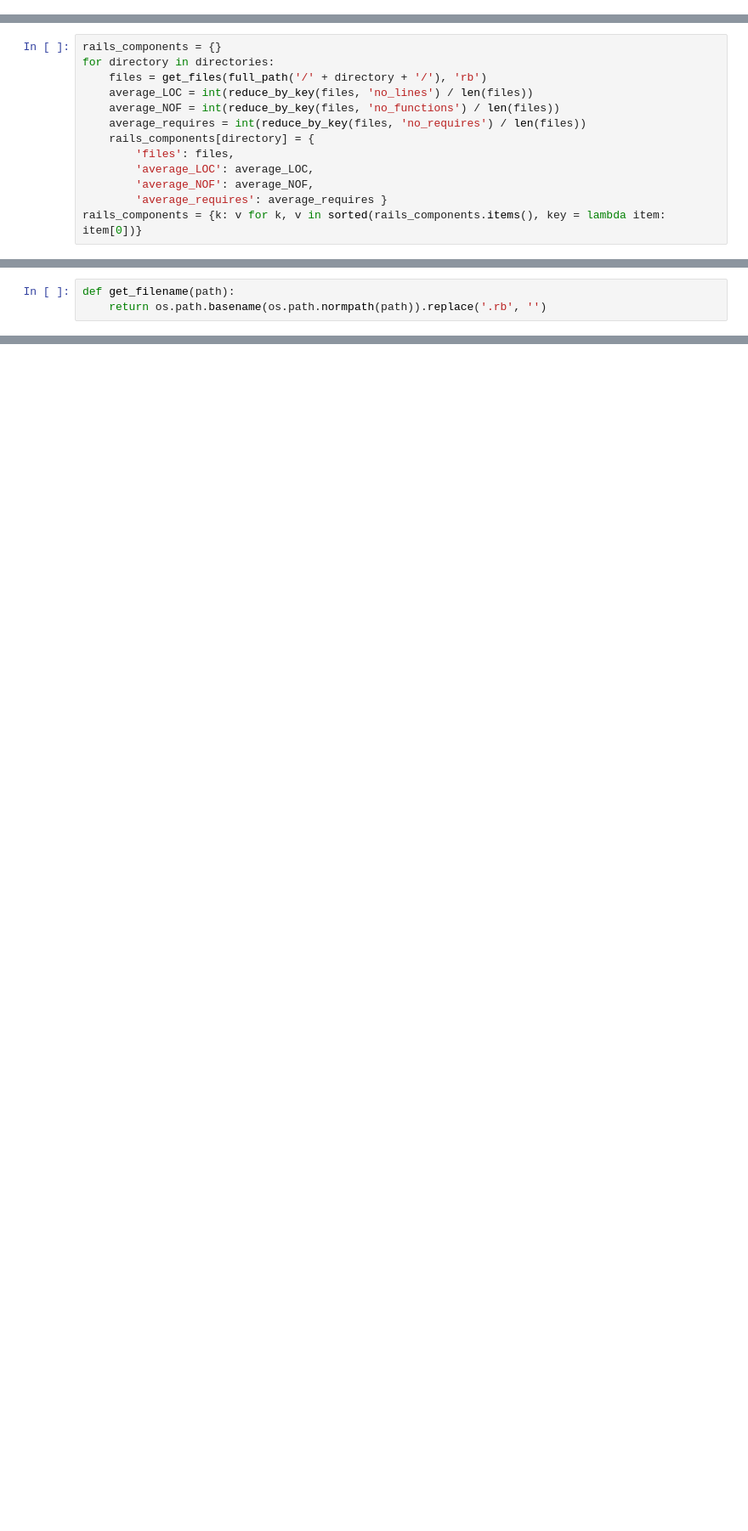
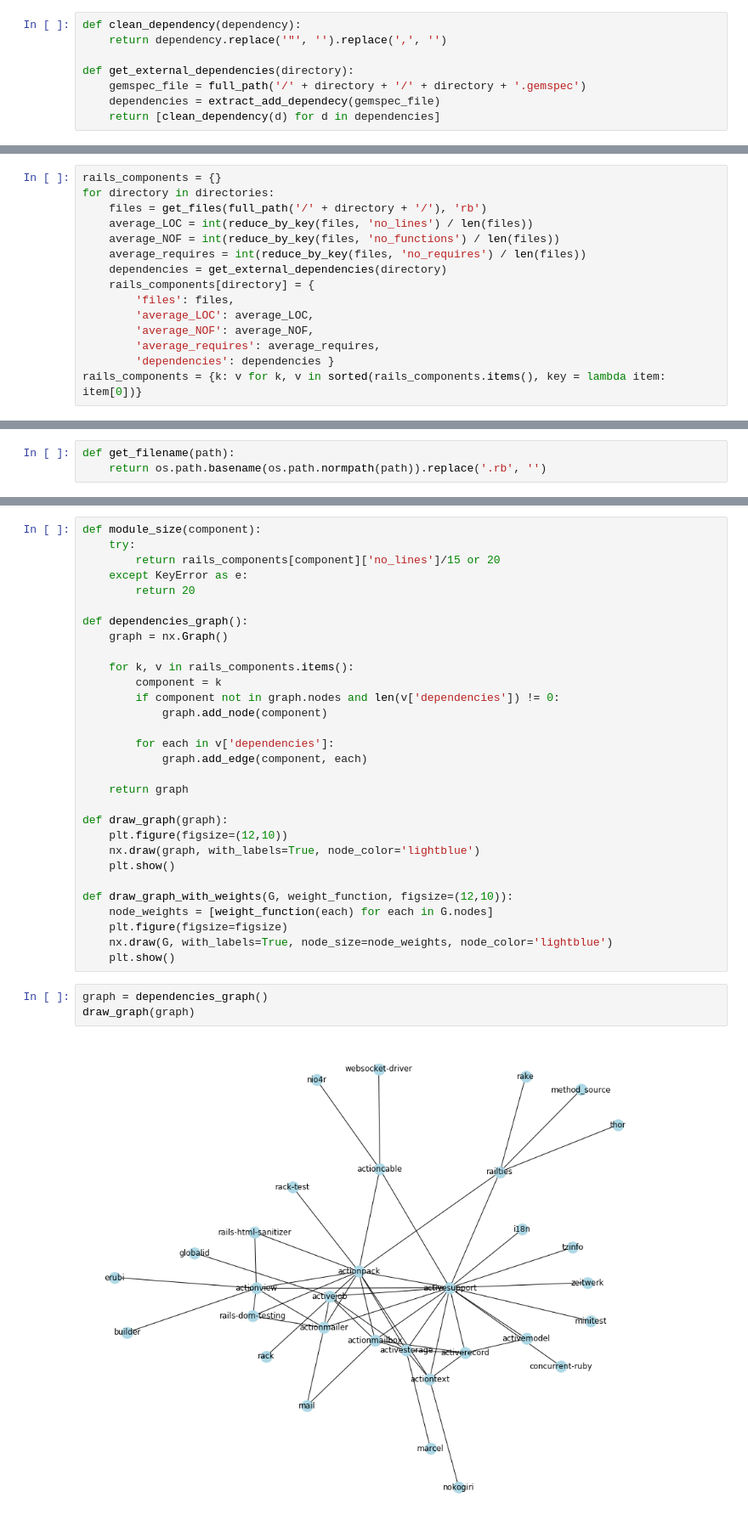
Before and after one commit to janschill/uni-software_architecture, a Jupyter notebook: reconstruction/schi/reconstruction.ipynb, the cells around one changed output, grey strips where cells are left out. Shown at 85% size. Saved outputs shown, nothing was run; the diff lists cells and outputs as text; blank space fills up the shorter version.

Commit message:
Dependencies extraction

```diff
--- a/reconstruction/schi/reconstruction.ipynb
+++ b/reconstruction/schi/reconstruction.ipynb
@@ -157,6 +182,14 @@ def reduce_by_key(list, key):
     for el in list:
         sum = sum + el[key]
     return sum
+# %%
+def clean_dependency(dependency):
+    return dependency.replace('"', '').replace(',', '')
+
+def get_external_dependencies(directory):
+    gemspec_file = full_path('/' + directory + '/' + directory + '.gemspec')
+    dependencies = extract_add_dependecy(gemspec_file)
+    return [clean_dependency(d) for d in dependencies]
 # %% [markdown]
 ## Add information to gems
 # %%
@@ -166,11 +199,13 @@ for directory in directories:
     average_LOC = int(reduce_by_key(files, 'no_lines') / len(files))
     average_NOF = int(reduce_by_key(files, 'no_functions') / len(files))
     average_requires = int(reduce_by_key(files, 'no_requires') / len(files))
+    dependencies = get_external_dependencies(directory)
     rails_components[directory] = {
         'files': files,
         'average_LOC': average_LOC,
         'average_NOF': average_NOF,
-        'average_requires': average_requires }
+        'average_requires': average_requires,
+        'dependencies': dependencies }
 rails_components = {k: v for k, v in sorted(rails_components.items(), key = lambda item: item[0])}
 # %%
 def print_rails_components():
@@ -307,0 +345,35 @@ def get_filename(path):
+# %%
+def module_size(component):
+    try:
+        return rails_components[component]['no_lines']/15 or 20
+    except KeyError as e:
+        return 20
+
+def dependencies_graph():
+    graph = nx.Graph()
+
+    for k, v in rails_components.items():
+        component = k
+        if component not in graph.nodes and len(v['dependencies']) != 0:
+            graph.add_node(component)
+
+        for each in v['dependencies']:
+            graph.add_edge(component, each)
+
+    return graph
+
+def draw_graph(graph):
+    plt.figure(figsize=(12,10))
+    nx.draw(graph, with_labels=True, node_color='lightblue')
+    plt.show()
+
+def draw_graph_with_weights(G, weight_function, figsize=(12,10)):
+    node_weights = [weight_function(each) for each in G.nodes]
+    plt.figure(figsize=figsize)
+    nx.draw(G, with_labels=True, node_size=node_weights, node_color='lightblue')
+    plt.show()
+# %%
+graph = dependencies_graph()
+draw_graph(graph)
+# %% [output]
+[figure, added]
```
Also changed, not shown: parts of 9 cells of this notebook.
